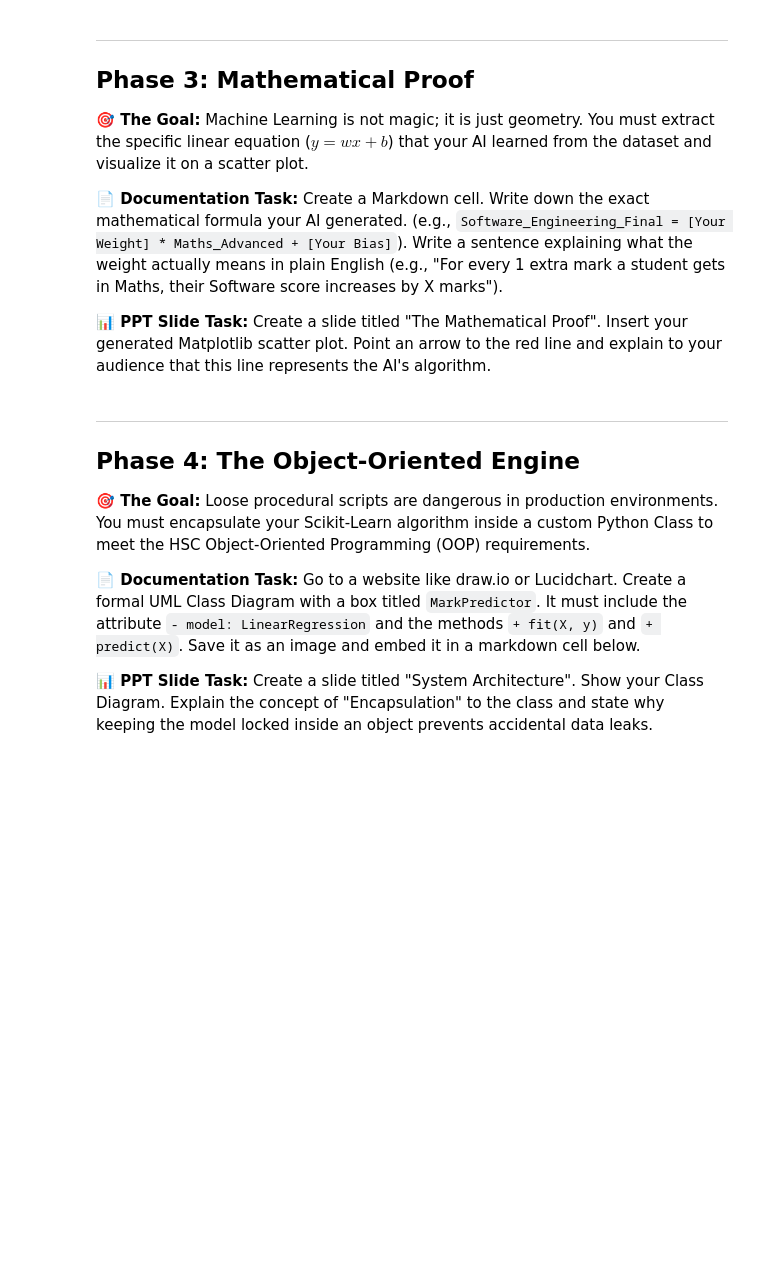
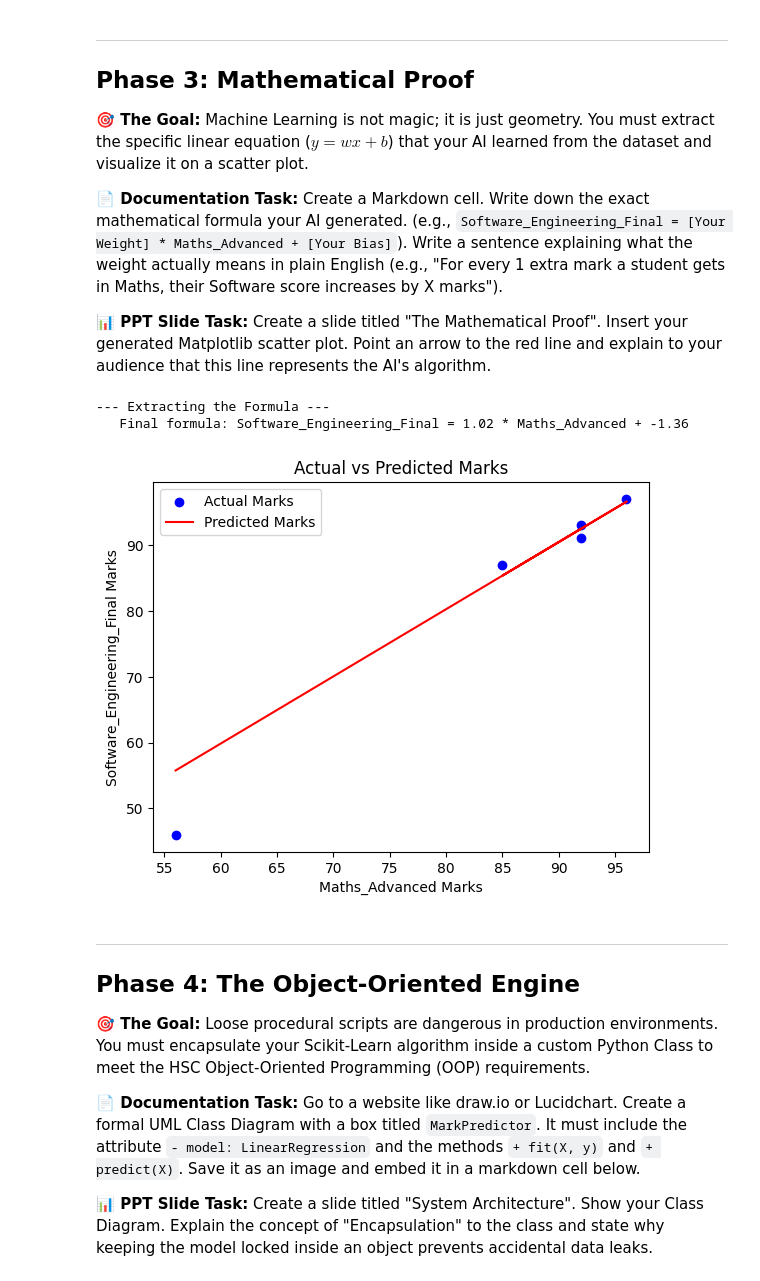
Before and after one commit to Inigo-Diaz/YR12-Academic-Predictor, a Jupyter notebook: task_3_student_codebook.ipynb, the cells around one changed output. Drawn from its saved outputs; the diff is of its cells as text; code cells hidden in the pictures; blank space fills up the shorter version.

Commit message:
Finished development of the Academic Predictor. Extracted the formula and plotted the test data against the predicted data.

```diff
--- a/task_3_student_codebook.ipynb
+++ b/task_3_student_codebook.ipynb
@@ -110,14 +110,17 @@ print("--- Training Level 1 AI ---")
 X1 = df_clean[['Maths_Advanced']].values
 # TODO 2: Create a variable y and set it to df_clean['Software_Engineering_Final'].values
 y = df_clean['Software_Engineering_Final'].values
+# TODO 3: Use the train_test_split() function to divide X1 and y. Set test_size=0.2 and random_state=42.
+X1_train, X1_test, y_train, y_test = train_test_split(X1, y, test_size=0.2, random_state=42)
+# TODO 4: Initialize a LinearRegression() model.
+acad_pred = LinearRegression()
+# TODO 5: .fit() your model using the training data only.
+acad_pred.fit(X1_train, y_train)
+# TODO 6: Use your model to .predict() the outcomes for your test data.
+predictor = acad_pred.predict(X1_test)
+# TODO 7: Calculate the RMSE (Root Mean Squared Error) by comparing your predictions against the real y_test values. Print the result.
+mse  = mean_squared_error(y_test, predictor)
+rmse = np.sqrt(mse)
 
-# TODO 3: Use the train_test_split() function to divide X1 and y. Set test_size=0.2 and random_state=42.
-
-# TODO 4: Initialize a LinearRegression() model.
-X1_train, X1_test, y_train, y_test = train_test_split(X1, y, test_size=0.2, random_state=42)
-# TODO 5: .fit() your model using the training data only.
-model.fit(X1_train, y_train)
-
-# TODO 6: Use your model to .predict() the outcomes for your test data.
-
-# TODO 7: Calculate the RMSE (Root Mean Squared Error) by comparing your predictions against the real y_test values. Print the result.
+print(f"   Test RMSE = {rmse:.2f} marks")
+print(f"   This means the AP is typically off by about ±{rmse:.1f} marks.")
@@ -132,12 +139,25 @@ model.fit(X1_train, y_train)
 # %%
 print("--- Extracting the Formula ---")
 
 # TODO 1: Extract the weight using your_model.coef_[0] and the bias using your_model.intercept_
+weight = acad_pred.coef_[0]
+bias = acad_pred.intercept_
 # TODO 2: Print out the final formula using those two numbers.
-
+print(f"   Final formula: Software_Engineering_Final = {weight:.2f} * Maths_Advanced + {bias:.2f}")
 # TODO 3: Use plt.scatter() to plot the X1_test data against the y_test data. Make the dots blue.
+plt.scatter(X1_test, y_test, color='blue', label='Actual Marks')
 # TODO 4: Use plt.plot() to draw a line mapping X1_test against your AI's predictions. Make the line red.
+plt.plot(X1_test, predictor, color='red', label='Predicted Marks')
 # TODO 5: Add a title, xlabel, ylabel, and plt.show() to display the graph.
+plt.title('Actual vs Predicted Marks')
+plt.xlabel('Maths_Advanced Marks')
+plt.ylabel('Software_Engineering_Final Marks')
+plt.legend()
+plt.show()
+# %% [output]
+--- Extracting the Formula ---
+   Final formula: Software_Engineering_Final = 1.02 * Maths_Advanced + -1.36
+[figure, added]
 # %% [markdown]
 ---
 ## Phase 4: The Object-Oriented Engine
```
Also changed, not shown: parts of 2 cells of this notebook.
